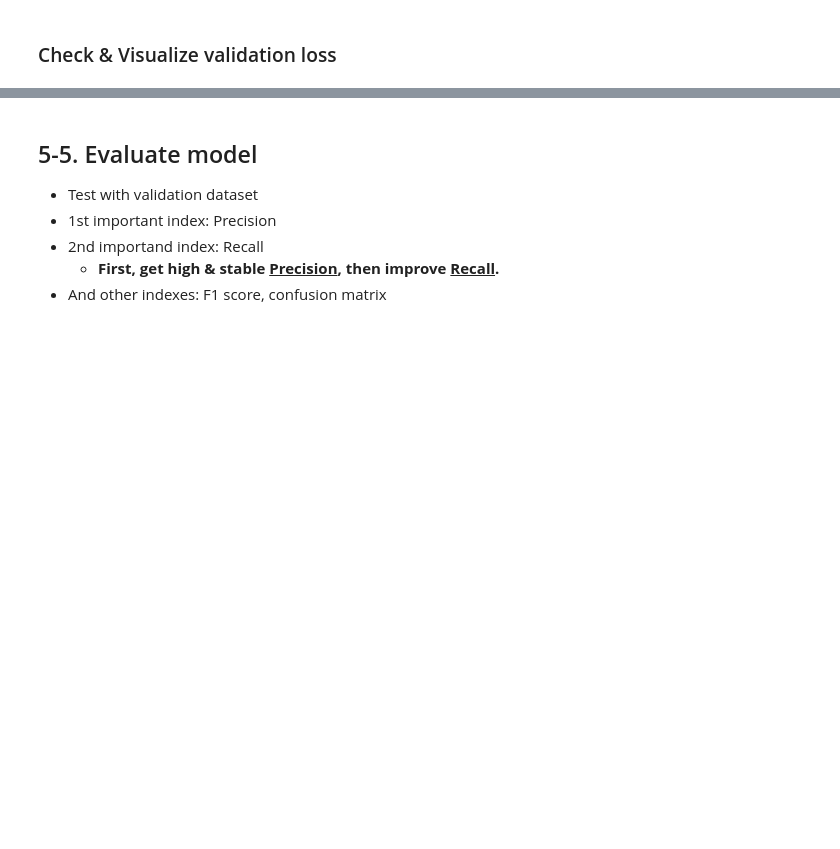
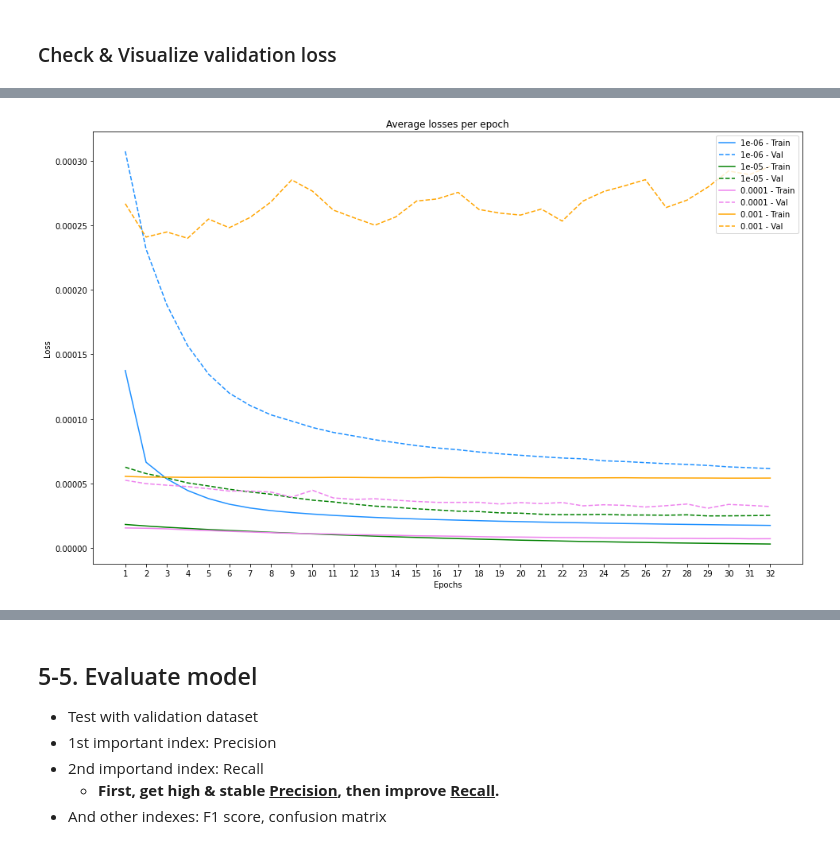
Before and after one commit to circlin-dev/feed_autolabeler, a Jupyter notebook: train_evaluation(document)(46class).ipynb, the cells around one changed output, grey strips where cells are left out. Drawn from its saved outputs; the diff is of its cells as text; code cells hidden in the pictures; blank space fills up the shorter version.

```diff
--- a/train_evaluation(document)(46class).ipynb
+++ b/train_evaluation(document)(46class).ipynb
@@ -543,0 +518,21 @@ plt.show()
+# %%
+plt.figure(figsize=(16, 10))
+plt.xticks(epoch_list)
+for index, lr in enumerate(learning_rate):
+    plt.title("Average losses per epoch")
+    plt.plot(epoch_list,
+             avg_train_losses_lr[lr],
+             color=color[index],
+             label=f"{lr} - Train")
+    plt.plot(epoch_list,
+             avg_val_losses_lr[lr],
+             '--',
+             color=color[index],
+             label=f"{lr} - Val")
+    plt.xlabel('Epochs')
+    plt.ylabel('Loss')
+    plt.legend(loc="upper right")
+
+plt.show()
+# %% [output]
+[figure, added]
```
Also changed, not shown: parts of 35 cells of this notebook, 5 other files.
